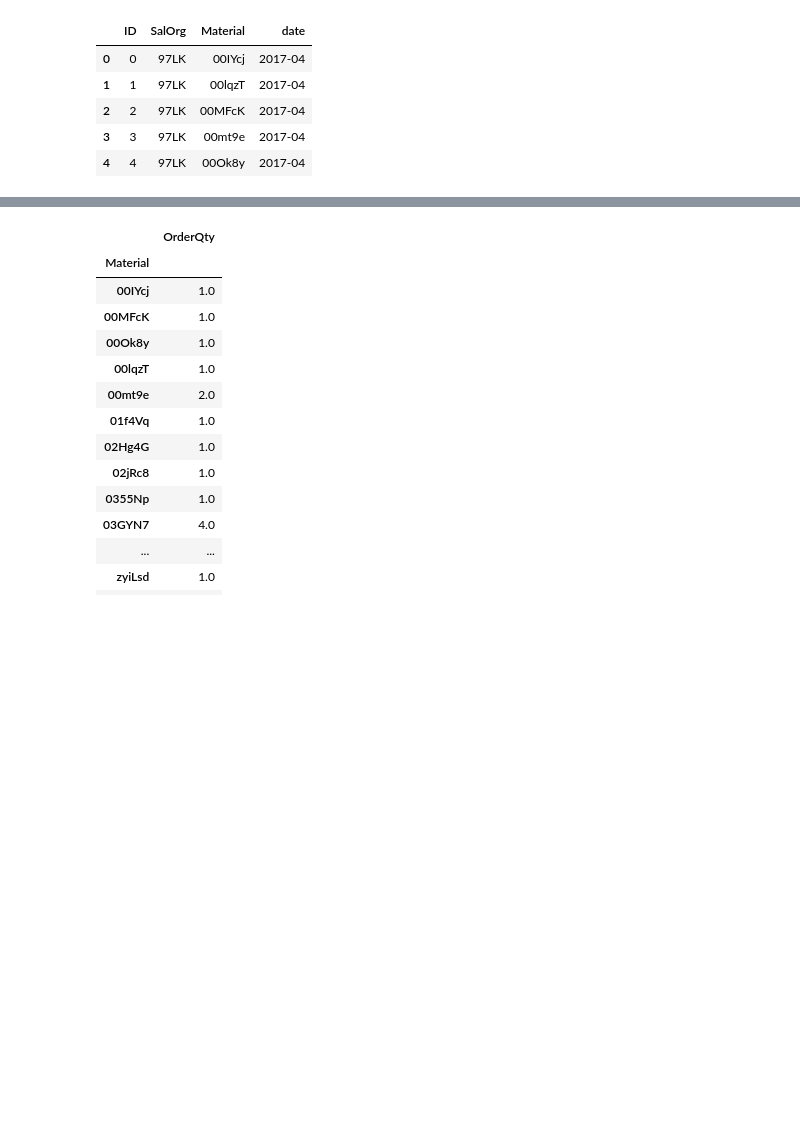
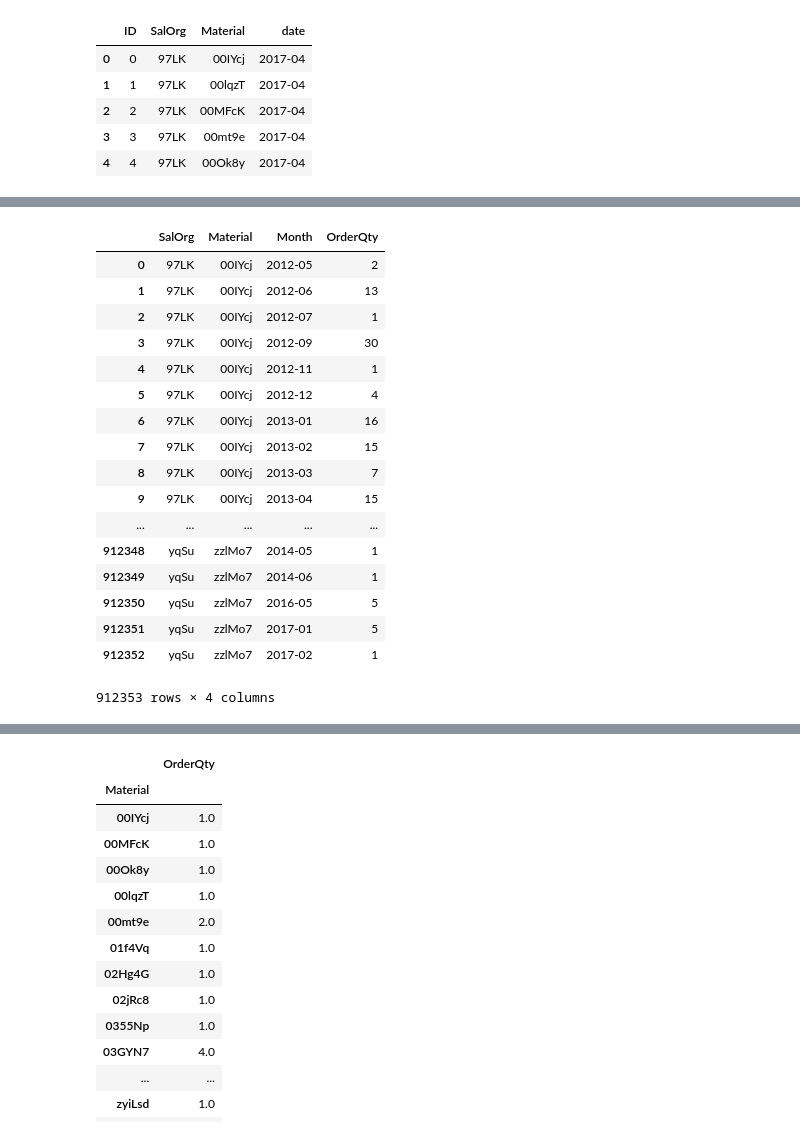
Before and after one commit to Dolto/kaggle-DSG17-final, a Jupyter notebook: EDA.ipynb, the cells around one changed output, grey strips where cells are left out. Cells and saved outputs as stored; diff of their text form; code cells hidden in the pictures; blank space fills up the shorter version.

```diff
--- a/EDA.ipynb
+++ b/EDA.ipynb
@@ -113,0 +114,21 @@ sample
+# %%
+train.groupby(['SalOrg', 'Material', 'Month'])['OrderQty', 'ID'].sum().to_frame('OrderQty').reset_index()
+# %% [output]
+|  | SalOrg | Material | Month | OrderQty |
+| 0 | 97LK | 00IYcj | 2012-05 | 2 |
+| 1 | 97LK | 00IYcj | 2012-06 | 13 |
+| 2 | 97LK | 00IYcj | 2012-07 | 1 |
+| 3 | 97LK | 00IYcj | 2012-09 | 30 |
+| 4 | 97LK | 00IYcj | 2012-11 | 1 |
+| 5 | 97LK | 00IYcj | 2012-12 | 4 |
+| 6 | 97LK | 00IYcj | 2013-01 | 16 |
+| 7 | 97LK | 00IYcj | 2013-02 | 15 |
+| 8 | 97LK | 00IYcj | 2013-03 | 7 |
+| 9 | 97LK | 00IYcj | 2013-04 | 15 |
+| ... | ... | ... | ... | ... |
+| 912348 | yqSu | zzlMo7 | 2014-05 | 1 |
+| 912349 | yqSu | zzlMo7 | 2014-06 | 1 |
+| 912350 | yqSu | zzlMo7 | 2016-05 | 5 |
+| 912351 | yqSu | zzlMo7 | 2017-01 | 5 |
+| 912352 | yqSu | zzlMo7 | 2017-02 | 1 |
+912353 rows × 4 columns
```
Also changed, not shown: parts of 14 cells of this notebook, 4 other files.
